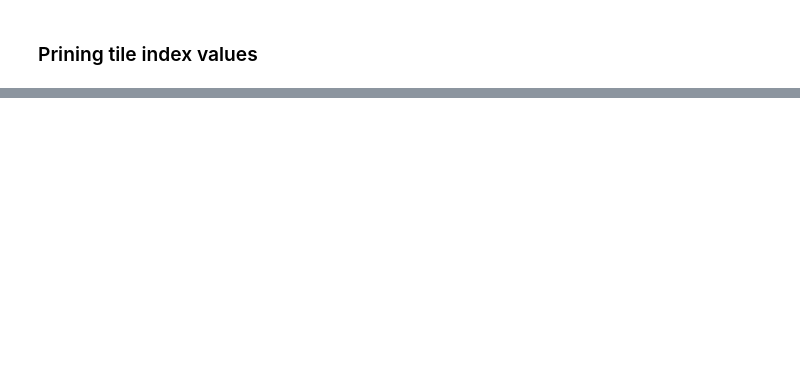
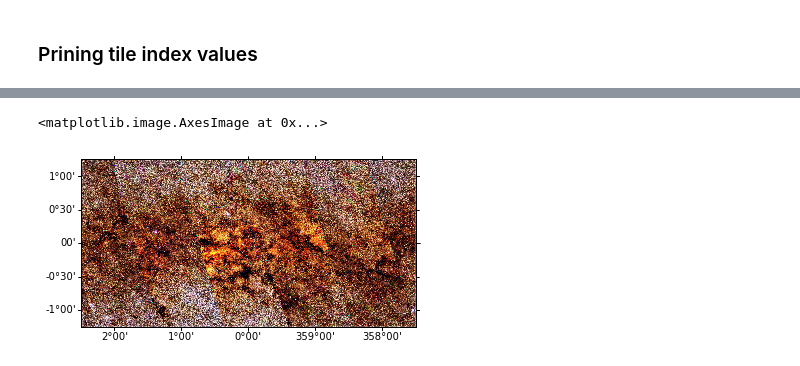
Before and after one commit to adl1995/HIPS-to-Py, a Jupyter notebook: examples/JPG_tile_draw_issue.ipynb, the cells around one changed output, grey strips where cells are left out. Drawn from its saved outputs; the diff is of its cells as text; code cells hidden in the pictures; blank space fills up the shorter version.

```diff
--- a/examples/JPG_tile_draw_issue.ipynb
+++ b/examples/JPG_tile_draw_issue.ipynb
@@ -42,0 +53,16 @@ array([450, 451])
+# %%
+url = 'http://alasky.u-strasbg.fr/2MASS/Color/properties'
+hips_survey = HipsSurveyProperties.fetch(url)
+# %%
+painter = SimpleTilePainter(geometry, hips_survey, 'jpg')
+painter.run()
+# %%
+from astropy.visualization.mpl_normalize import simple_norm
+
+ax = plt.subplot(projection=geometry.wcs)
+norm = simple_norm(painter.image, 'asinh')
+data = painter.image.astype(np.uint8)
+ax.imshow(data, origin='lower')
+# %% [output]
+<matplotlib.image.AxesImage at 0x...>
+[figure, added]
```
Also changed, not shown: parts of 8 cells of this notebook.
